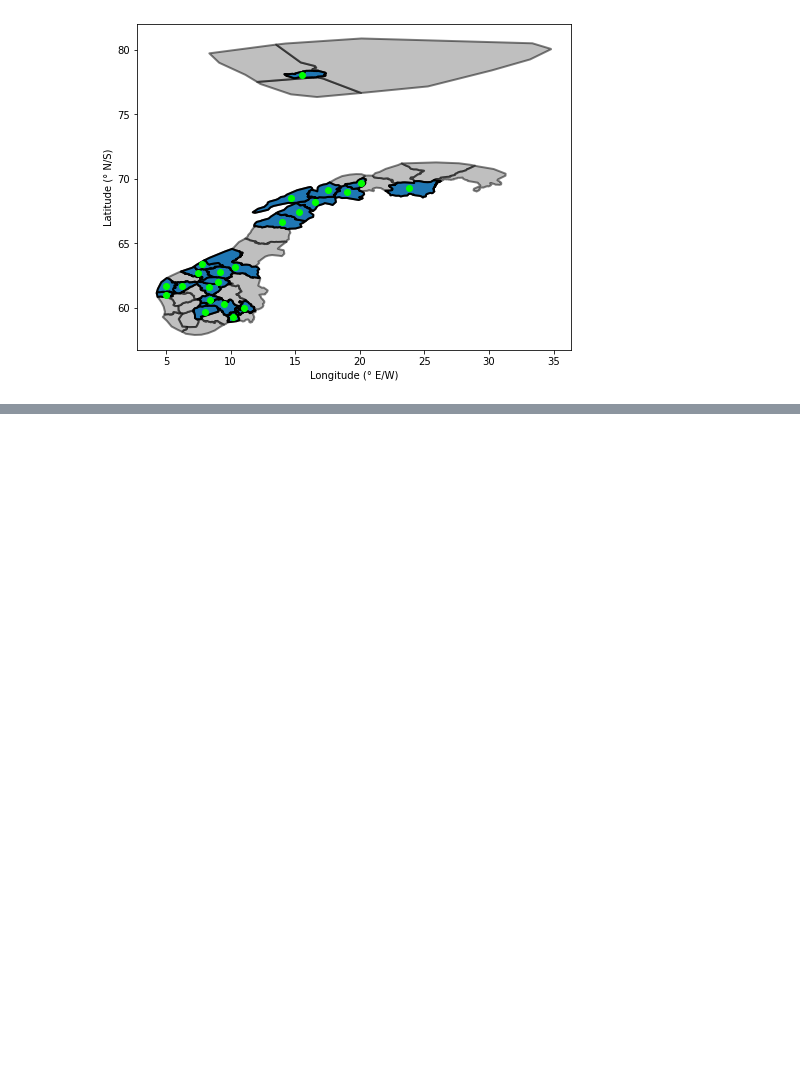
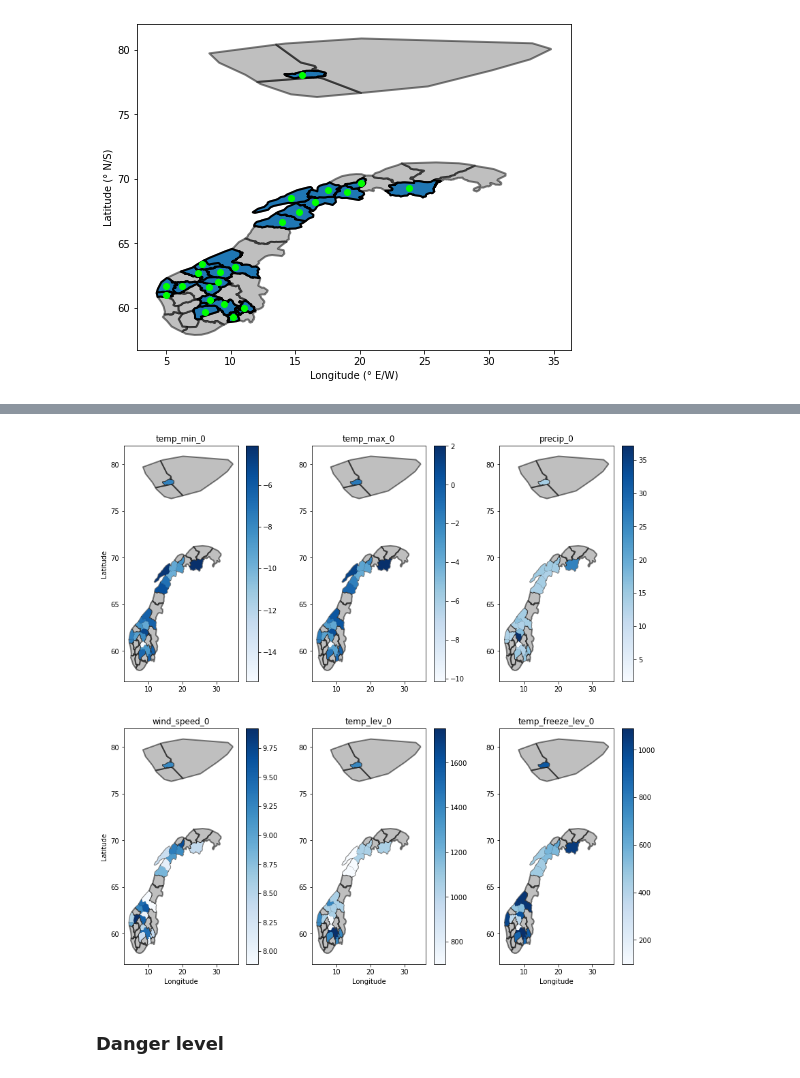
Before and after one commit to NVE/avalanche_ml, a Jupyter notebook: notebooks/analysis/0_distributions.ipynb, the cells around one changed output, grey strips where cells are left out. Saved outputs shown, nothing was run; the diff lists cells and outputs as text; code cells hidden in the pictures; blank space fills up the shorter version.

```diff
--- a/notebooks/analysis/0_distributions.ipynb
+++ b/notebooks/analysis/0_distributions.ipynb
@@ -788,0 +857,3 @@ plt.show()
+# %%
+geo_wx = gpd.GeoDataFrame(pd.concat([regions_to_predict, wx_means], ignore_index=False, axis=1))
+geo_wx.head()
@@ -788,0 +867,36 @@ plt.show()
+# %%
+row, col = 0, 0
+
+fig, ax = plt.subplots(2, 3, figsize=(14, 14))
+
+for i, column in enumerate(plot_list):
+    map_regions.plot(facecolor='grey', edgecolor='k', alpha=0.5, linewidth=2.0, ax=ax[row, col])
+    geo_wx.plot(column=column, legend=True, cmap='Blues', ax=ax[row, col])
+
+    #ax[0].set_xlabel('Longitude (° E/W)')
+    #ax[0].set_ylabel('Latitude (° N/S)')
+    ax[row, col].set_title(column)
+
+    ax[row, col].set_xlabel(' ')
+    ax[row, col].set_title(column)
+
+    # update row and column for to move to next plot
+    if(col < 2):
+        col += 1
+    else:
+        col = 0
+
+    if((i+1) % 3 == 0 and i > 0):
+        row += 1
+
+ax[1, 0].set_xlabel('Longitude')
+ax[1, 1].set_xlabel('Longitude')
+ax[1, 2].set_xlabel('Longitude')
+ax[0, 0].set_ylabel('Latitude')
+ax[1, 0].set_ylabel('Latitude')
+
+plt.show()
+# %% [output]
+[figure, added]
+# %% [markdown]
+### Danger level
```
Also changed, not shown: parts of 35 cells of this notebook.
